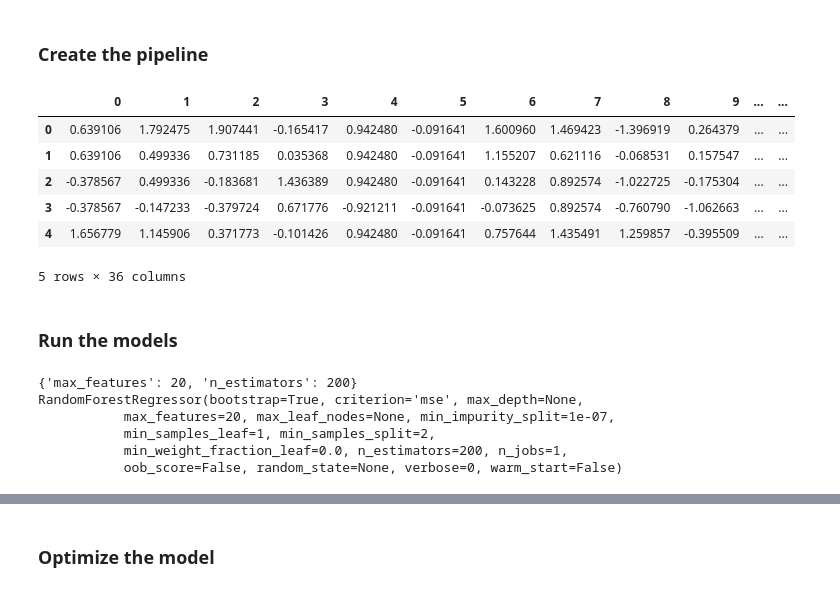
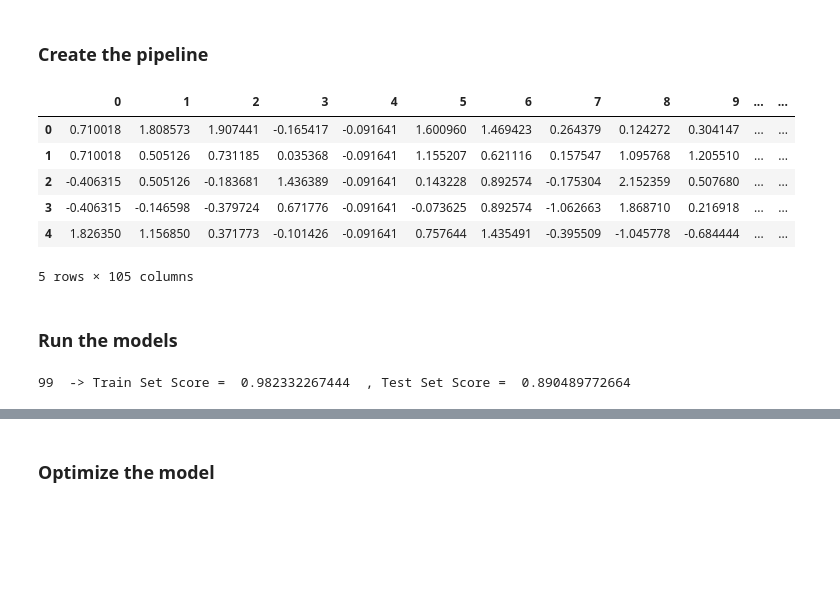
Before and after one commit to adeveloperdiary/kaggle, a Jupyter notebook: HouseSaleKingCounty/HousePrice_KingCounty_v1.ipynb, the cells around one changed output, grey strips where cells are left out. Drawn from its saved outputs; the diff is of its cells as text; code cells hidden in the pictures; blank space fills up the shorter version.

```diff
--- a/HouseSaleKingCounty/HousePrice_KingCounty_v1.ipynb
+++ b/HouseSaleKingCounty/HousePrice_KingCounty_v1.ipynb
@@ -101,0 +127,9 @@ housing_original["has_basement"]=housing_original.sqft_basement.apply(lambda x:
+# %%
+
+
+housing_original['Year'] = housing_original['date'].str[:4]
+housing_original['Year']=housing_original.Year.astype('int')
+housing_original=housing_original.drop('date',axis=1)
+# %%
+housing_original['yrs_since_renovated'] = (housing_original['Year'] - housing_original['yr_renovated'][housing_original['yr_renovated'] != 0]).fillna(0)
+housing_original=housing_original.drop("yr_renovated",axis=1)
@@ -101,0 +141,3 @@ housing_original["has_basement"]=housing_original.sqft_basement.apply(lambda x:
+# %%
+housing_original.floors=housing_original.floors.apply(lambda x: x*10)
+housing_original.floors
@@ -101,0 +162,3 @@ housing_original["has_basement"]=housing_original.sqft_basement.apply(lambda x:
+# %%
+housing_original.floors=housing_original.floors.astype('int')
+housing_original.floors
@@ -136,11 +217,12 @@ housing_test_X=test_set.drop('price',axis=1)
 test_y=test_set.price.as_matrix()
 
 #cat_cols=['condition','grade','view','floors#1.0','floors#1.5','floors#2.0','floors#2.5','floors#3.0','floors#3.5']
-cat_cols=['condition','grade','view','floor','sqft_basement']
+cat_cols=['condition','grade','view','sqft_basement','yrs_since_renovated','zipcode','floors']
 cat_col1=['condition']
 cat_col2=['grade']
 cat_col3=['view']
-cat_col4=['floor']
+cat_col4=['zipcode']
+cat_col5=['floors']
 
 contd_cols=list(housing_train_X.drop(cat_cols,axis=1))
 
@@ -157,41 +239,44 @@ cat_pipe2=pipeline.Pipeline([
     ('DataFrameSelector',DataFrameSelector(cat_col2)),
     ('label_binarizer',pp.LabelBinarizer())
 ])
 
 cat_pipe3=pipeline.Pipeline([
     ('DataFrameSelector',DataFrameSelector(cat_col3)),
     ('label_binarizer',pp.LabelBinarizer())
 ])
 
 cat_pipe4=pipeline.Pipeline([
     ('DataFrameSelector',DataFrameSelector(cat_col4)),
     ('label_binarizer',pp.LabelBinarizer())
 ])
-
+cat_pipe5=pipeline.Pipeline([
+    ('DataFrameSelector',DataFrameSelector(cat_col5)),
+    ('label_binarizer',pp.LabelBinarizer())
+])
 
 full_pipeline=pipeline.FeatureUnion(transformer_list=[
     ("contd_pipe",contd_pipe),
     ("cat_pipe1",cat_pipe1),
     ("cat_pipe2",cat_pipe2),
     ("cat_pipe3",cat_pipe3),
-    #("cat_pipe4",cat_pipe4),
+    ("cat_pipe4",cat_pipe4),
 ])
 
 
 train_X=full_pipeline.fit_transform(housing_train_X)
 test_X=full_pipeline.fit_transform(housing_test_X)
 
 housing=pd.DataFrame(test_X)
 
 housing.head()
 # %% [output]
 |  | 0 | 1 | 2 | 3 | 4 | 5 | 6 | 7 | 8 | 9 | ... | ... |
-| 0 | 0.639106 | 1.792475 | 1.907441 | -0.165417 | 0.942480 | -0.091641 | 1.600960 | 1.469423 | -1.396919 | 0.264379 | ... | ... |
-| 1 | 0.639106 | 0.499336 | 0.731185 | 0.035368 | 0.942480 | -0.091641 | 1.155207 | 0.621116 | -0.068531 | 0.157547 | ... | ... |
-| 2 | -0.378567 | 0.499336 | -0.183681 | 1.436389 | 0.942480 | -0.091641 | 0.143228 | 0.892574 | -1.022725 | -0.175304 | ... | ... |
-| 3 | -0.378567 | -0.147233 | -0.379724 | 0.671776 | -0.921211 | -0.091641 | -0.073625 | 0.892574 | -0.760790 | -1.062663 | ... | ... |
-| 4 | 1.656779 | 1.145906 | 0.371773 | -0.101426 | 0.942480 | -0.091641 | 0.757644 | 1.435491 | 1.259857 | -0.395509 | ... | ... |
+| 0 | 0.710018 | 1.808573 | 1.907441 | -0.165417 | -0.091641 | 1.600960 | 1.469423 | 0.264379 | 0.124272 | 0.304147 | ... | ... |
+| 1 | 0.710018 | 0.505126 | 0.731185 | 0.035368 | -0.091641 | 1.155207 | 0.621116 | 0.157547 | 1.095768 | 1.205510 | ... | ... |
+| 2 | -0.406315 | 0.505126 | -0.183681 | 1.436389 | -0.091641 | 0.143228 | 0.892574 | -0.175304 | 2.152359 | 0.507680 | ... | ... |
+| 3 | -0.406315 | -0.146598 | -0.379724 | 0.671776 | -0.091641 | -0.073625 | 0.892574 | -1.062663 | 1.868710 | 0.216918 | ... | ... |
+| 4 | 1.826350 | 1.156850 | 0.371773 | -0.101426 | -0.091641 | 0.757644 | 1.435491 | -0.395509 | -1.045778 | -0.684444 | ... | ... |
-5 rows × 36 columns
+5 rows × 105 columns
 # %% [markdown]
 ### Run the models
 # %%
@@ -203,10 +288,10 @@ def run_random_forest(train_X,train_y,test_X,test_y):
 
     for n in range(99, 100):
 
-        tree=RandomForestRegressor(bootstrap=True, criterion='mae', max_depth=None,
-           max_features=20, max_leaf_nodes=None, min_impurity_split=1e-07,
+        tree=RandomForestRegressor(bootstrap=True, criterion='mse', max_depth=None,
+           max_features=45, max_leaf_nodes=None, min_impurity_split=1e-07,
            min_samples_leaf=1, min_samples_split=2,
-           min_weight_fraction_leaf=0.0, n_estimators=200, n_jobs=-1,
+           min_weight_fraction_leaf=0.0, n_estimators=300, n_jobs=-1,
            oob_score=False, random_state=True, verbose=0, warm_start=False)
     #RandomForestRegressor(bootstrap=True, criterion='mse', max_depth=None,
     #       max_features=12, max_leaf_nodes=None, min_impurity_split=1e-07,
@@ -218,27 +303,22 @@ def run_random_forest(train_X,train_y,test_X,test_y):
         print(n," -> Train Set Score = ",tree.score(train_X,train_y)," , Test Set Score = ",tree.score(test_X,test_y))
 
 run_random_forest(train_X,train_y,test_X,test_y)
+# %% [output]
+99  -> Train Set Score =  0.982332267444  , Test Set Score =  0.890489772664
 # %%
 from sklearn.model_selection import GridSearchCV
 
 param_grid = [
-    {'n_estimators': [100,200], 'max_features': [20, 25, 30, 35]}
+    {'n_estimators': [200], 'max_features': [ 35, 40, 45, 50, 55 ]}
   ]
 
 forest_reg = RandomForestRegressor()
 
-grid_search = GridSearchCV(forest_reg, param_grid, cv=20,n_jobs=-1)
+grid_search = GridSearchCV(forest_reg, param_grid, cv=5,n_jobs=-1)
 
 grid_search.fit(train_X,train_y)
 
 print(grid_search.best_params_)
 print(grid_search.best_estimator_)
-# %% [output]
-{'max_features': 20, 'n_estimators': 200}
-RandomForestRegressor(bootstrap=True, criterion='mse', max_depth=None,
-           max_features=20, max_leaf_nodes=None, min_impurity_split=1e-07,
-           min_samples_leaf=1, min_samples_split=2,
-           min_weight_fraction_leaf=0.0, n_estimators=200, n_jobs=1,
-           oob_score=False, random_state=None, verbose=0, warm_start=False)
 # %%
 print(grid_search.best_estimator_.feature_importances_)
```
Also changed, not shown: parts of 9 cells of this notebook.
